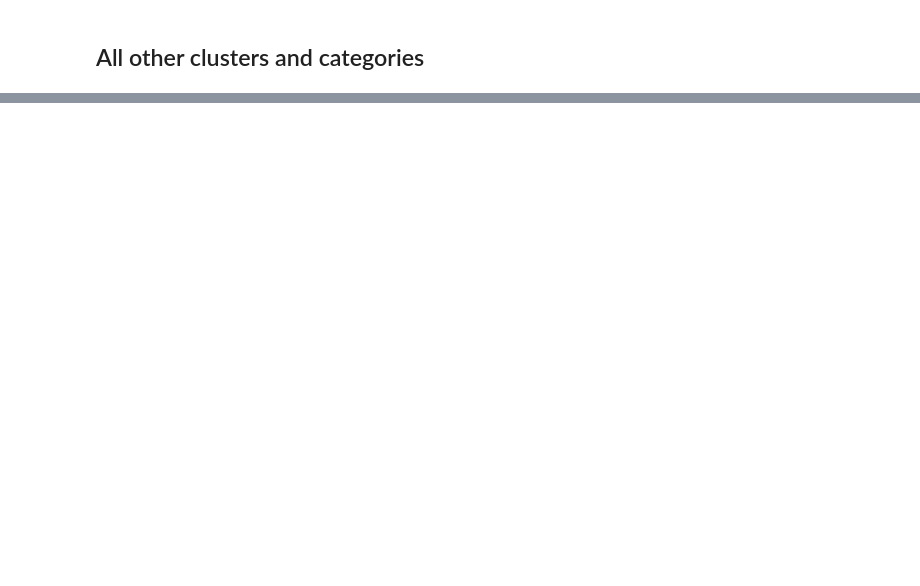
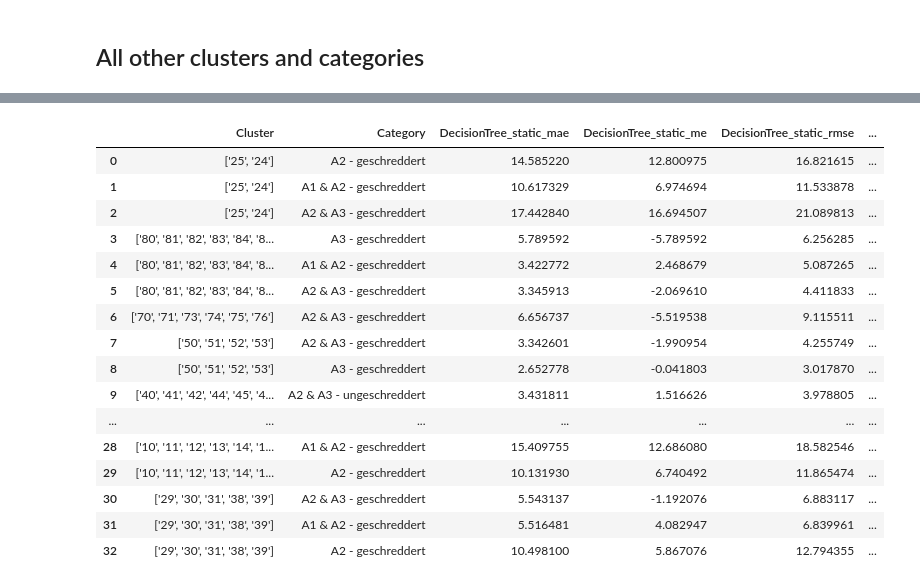
Before and after one commit to surajkarak/thesis, a Jupyter notebook: 2_DecisionTree_Test.ipynb, the cells around one changed output, grey strips where cells are left out. Cells and saved outputs as stored; diff of their text form; code cells hidden in the pictures; blank space fills up the shorter version.

```diff
--- a/2_DecisionTree_Test.ipynb
+++ b/2_DecisionTree_Test.ipynb
@@ -487,7 +422,7 @@ def rolling_forecast(data):
     dt_data = series_to_supervised(X, n_in=4)
 
 
-    train, test = train_test_split(dt_data, 6)
+    train, test = train_test_split(dt_data, nobs)
     train = asarray(train)
     trainX, trainy = train[:, :-1], train[:, -1]
 
@@ -520,11 +455,13 @@ def rolling_forecast(data):
     rmse = mean_squared_error(test[:, -1], predictions, squared=False)
     overall_direction_accuracy = np.mean(direction_accuracies)
 
-    print(f'Decision Tree Rolling forecast Accuracy of: wPreis in {cluster} for {category}')
-    print('MAE: %.3f' % mae)
-    print('ME: %.3f' % me)
-    print('RMSE: %.3f' % rmse)
-    print('Direction Accuracy: %.3f' % overall_direction_accuracy)
+    return {'mae': mae, 'me': me, 'rmse': rmse, 'direction_accuracy': overall_direction_accuracy}
+
+    # print(f'Decision Tree Rolling forecast Accuracy of: wPreis in {cluster} for {category}')
+    # print('MAE: %.3f' % mae)
+    # print('ME: %.3f' % me)
+    # print('RMSE: %.3f' % rmse)
+    # print('Direction Accuracy: %.3f' % overall_direction_accuracy)
 # %%
 def wf_forecast(data):
     category = data['full'].unique()
@@ -622,0 +502,55 @@ Direction Accuracy: 0.375
+# %%
+data = []
+# Loop through each category
+for dataset in datasets:
+    static_forecast(dataset)
+    rolling_forecast(dataset)
+    wf_forecast(dataset)
+    static_results = static_forecast(dataset)
+    rolling_results = rolling_forecast(dataset)
+    wf_results = wf_forecast(dataset)
+
+    # Create a dictionary to store the results
+    results_dict = {
+        'Cluster': dataset['Plz'].iloc[0],
+        'Category': dataset['full'].iloc[0],
+        'DecisionTree_static_mae': static_results['mae'],
+        'DecisionTree_static_me': static_results['me'],
+        'DecisionTree_static_rmse': static_results['rmse'],
+        'DecisionTree_static_direction_accuracy': static_results['direction_accuracy'],
+        'DecisionTree_rolling_mae': rolling_results['mae'],
+        'DecisionTree_rolling_me': rolling_results['me'],
+        'DecisionTree_rolling_rmse': rolling_results['rmse'],
+        'DecisionTree_rolling_direction_accuracy': rolling_results['direction_accuracy'],
+        'DecisionTree_wf_mae': wf_results['mae'],
+        'DecisionTree_wf_me': wf_results['me'],
+        'DecisionTree_wf_rmse': wf_results['rmse'],
+        'DecisionTree_wf_direction_accuracy': wf_results['direction_accuracy']
+    }
+
+    # Append the dictionary to the list
+    data.append(results_dict)
+
+# Create a DataFrame from the list of dictionaries
+df_results = pd.DataFrame(data)
+
+# Print the DataFrame
+df_results
+# %% [output]
+|  | Cluster | Category | DecisionTree_static_mae | DecisionTree_static_me | DecisionTree_static_rmse | ... |
+| 0 | ['25', '24'] | A2 - geschreddert | 14.585220 | 12.800975 | 16.821615 | ... |
+| 1 | ['25', '24'] | A1 & A2 - geschreddert | 10.617329 | 6.974694 | 11.533878 | ... |
+| 2 | ['25', '24'] | A2 & A3 - geschreddert | 17.442840 | 16.694507 | 21.089813 | ... |
+| 3 | ['80', '81', '82', '83', '84', '8... | A3 - geschreddert | 5.789592 | -5.789592 | 6.256285 | ... |
+| 4 | ['80', '81', '82', '83', '84', '8... | A1 & A2 - geschreddert | 3.422772 | 2.468679 | 5.087265 | ... |
+| 5 | ['80', '81', '82', '83', '84', '8... | A2 & A3 - geschreddert | 3.345913 | -2.069610 | 4.411833 | ... |
+| 6 | ['70', '71', '73', '74', '75', '76'] | A2 & A3 - geschreddert | 6.656737 | -5.519538 | 9.115511 | ... |
+| 7 | ['50', '51', '52', '53'] | A2 & A3 - geschreddert | 3.342601 | -1.990954 | 4.255749 | ... |
+| 8 | ['50', '51', '52', '53'] | A3 - geschreddert | 2.652778 | -0.041803 | 3.017870 | ... |
+| 9 | ['40', '41', '42', '44', '45', '4... | A2 & A3 - ungeschreddert | 3.431811 | 1.516626 | 3.978805 | ... |
+| ... | ... | ... | ... | ... | ... | ... |
+| 28 | ['10', '11', '12', '13', '14', '1... | A1 & A2 - geschreddert | 15.409755 | 12.686080 | 18.582546 | ... |
+| 29 | ['10', '11', '12', '13', '14', '1... | A2 - geschreddert | 10.131930 | 6.740492 | 11.865474 | ... |
+| 30 | ['29', '30', '31', '38', '39'] | A2 & A3 - geschreddert | 5.543137 | -1.192076 | 6.883117 | ... |
+| 31 | ['29', '30', '31', '38', '39'] | A1 & A2 - geschreddert | 5.516481 | 4.082947 | 6.839961 | ... |
+| 32 | ['29', '30', '31', '38', '39'] | A2 - geschreddert | 10.498100 | 5.867076 | 12.794355 | ... |
```
Also changed, not shown: parts of 17 cells of this notebook, 2 other files.
